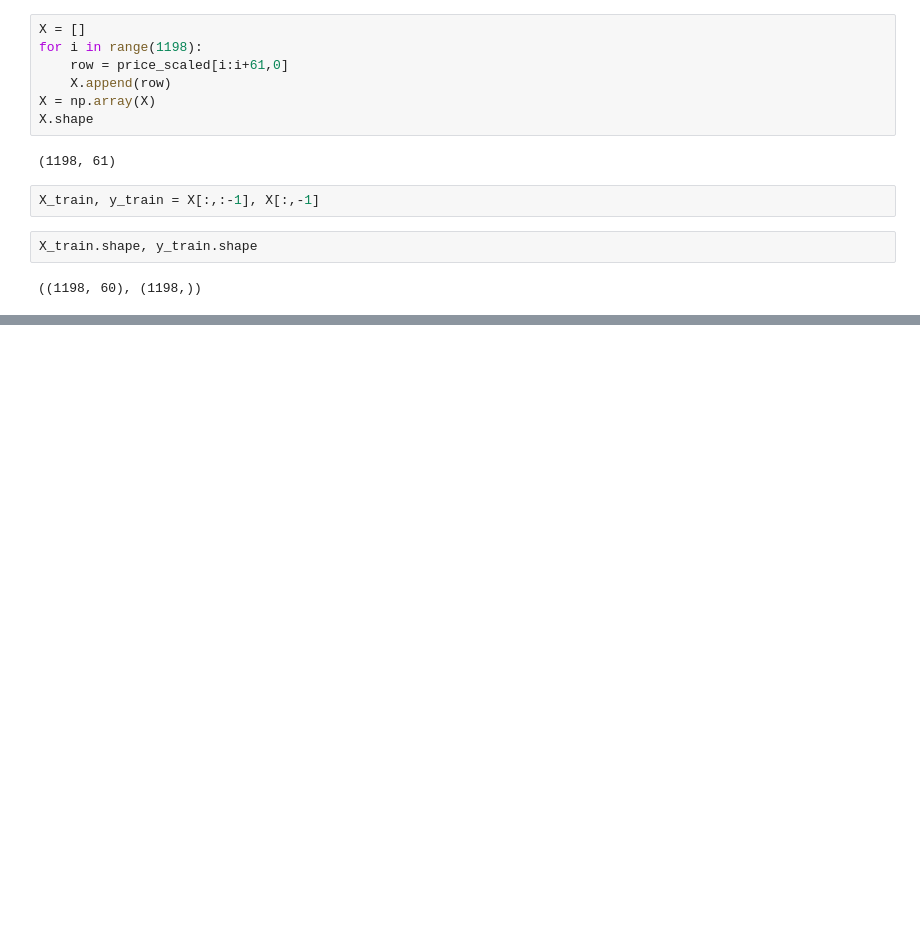
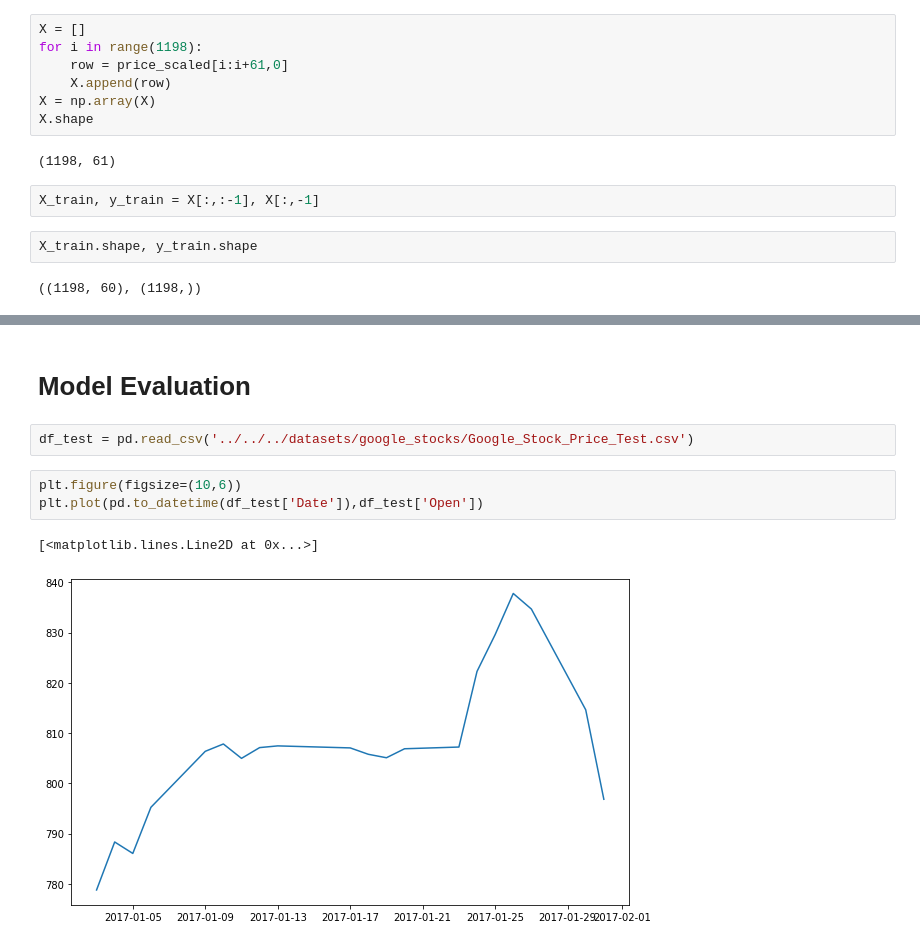
Before and after one commit to MohiniAher4/stocks, a Jupyter notebook: basic.ipynb, the cells around one changed output, grey strips where cells are left out. Saved outputs shown, nothing was run; the diff lists cells and outputs as text; blank space fills up the shorter version.

Commit message:
Added Model Building and Evaluation

```diff
--- a/basic.ipynb
+++ b/basic.ipynb
@@ -62,0 +103,10 @@ X_train.shape, y_train.shape
+# %% [markdown]
+# Model Evaluation
+# %%
+df_test = pd.read_csv('../../../datasets/google_stocks/Google_Stock_Price_Test.csv')
+# %%
+plt.figure(figsize=(10,6))
+plt.plot(pd.to_datetime(df_test['Date']),df_test['Open'])
+# %% [output]
+[<matplotlib.lines.Line2D at 0x...>]
+[figure, added]
```
Also changed, not shown: parts of 14 cells of this notebook.
